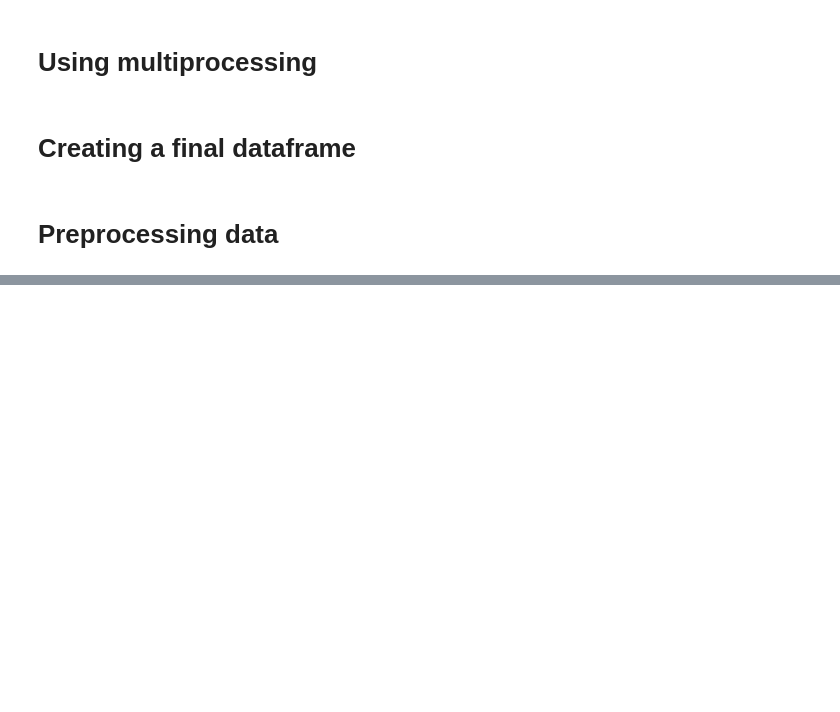
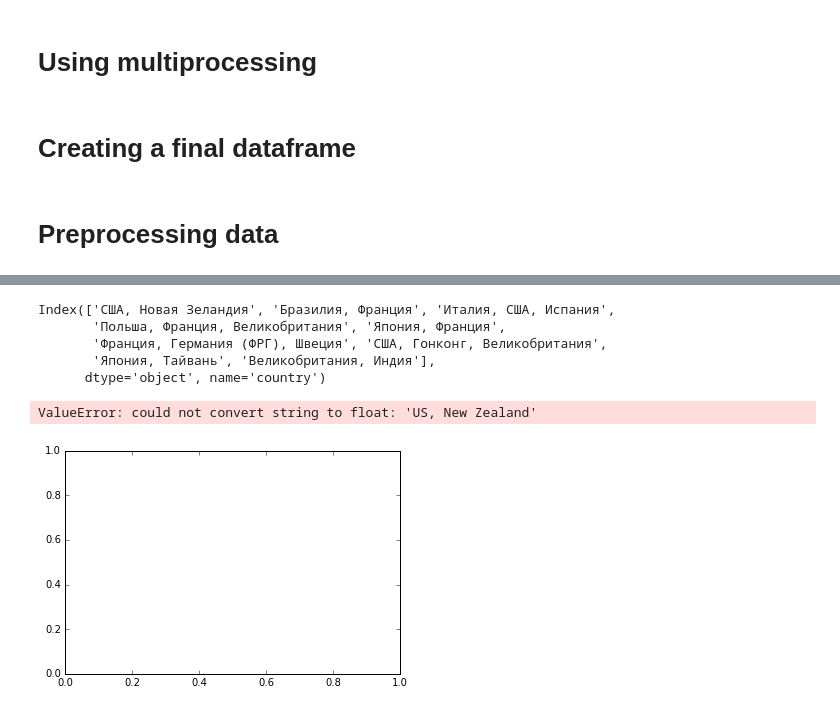
Before and after one commit to KokaZUKR/DataAnalysis, a Jupyter notebook: KinopoiskGetFilms/kinopoiskLoadFilms.ipynb, the cells around one changed output, grey strips where cells are left out. Drawn from its saved outputs; the diff is of its cells as text; code cells hidden in the pictures; blank space fills up the shorter version.

```diff
--- a/KinopoiskGetFilms/kinopoiskLoadFilms.ipynb
+++ b/KinopoiskGetFilms/kinopoiskLoadFilms.ipynb
@@ -214,0 +224,20 @@ plt.hist(ruFilmBudget, bins=60)
+# %%
+table.keys()[1:10]
+# %% [output]
+Index(['США, Новая Зеландия', 'Бразилия, Франция', 'Италия, США, Испания',
+       'Польша, Франция, Великобритания', 'Япония, Франция',
+       'Франция, Германия (ФРГ), Швеция', 'США, Гонконг, Великобритания',
+       'Япония, Тайвань', 'Великобритания, Индия'],
+      dtype='object', name='country')
+# %%
+country_names = ['US, New Zealand', 'Brazil, France', 'Italy, US, Spain',
+                'Poland, France, GB','Japan, France', 'France, Germany, Sweden',
+                'US, GB', 'Japan, Taivan', 'GB, Hindi']
+values = table.values[1:10]
+# %%
+mdata = pd.DataFrame({'country': country_names, 'value': values})
+# %%
+plt.bar(mdata['country'], mdata['value'])
+# %% [output]
+ValueError: could not convert string to float: 'US, New Zealand'
+[figure, added]
```
Also changed, not shown: parts of 38 cells of this notebook.
